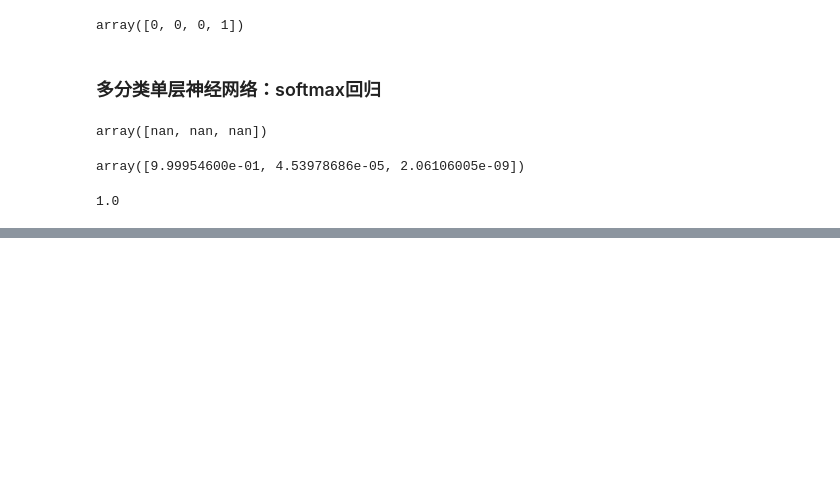
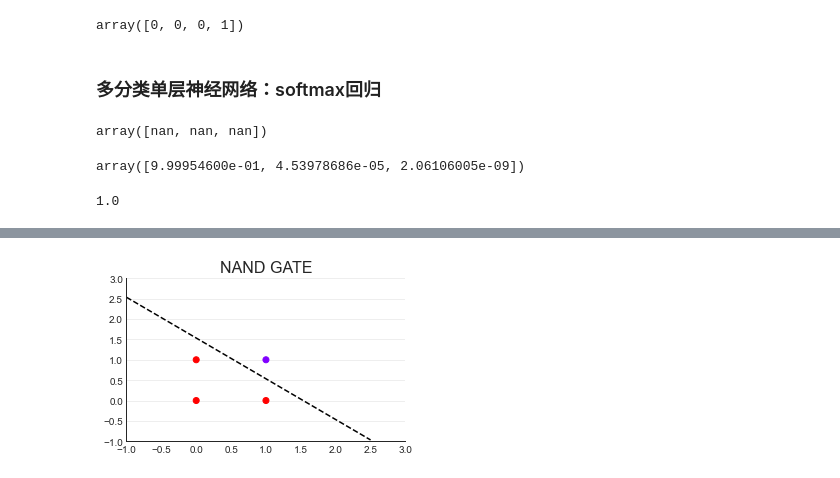
Before and after one commit to JustDoItGit/caicai_sklearn, a Jupyter notebook: 第十二章 神经网络/sklearn中的神经网络.ipynb, the cells around one changed output, grey strips where cells are left out. Drawn from its saved outputs; the diff is of its cells as text; code cells hidden in the pictures; blank space fills up the shorter version.

```diff
--- a/第十二章 神经网络/sklearn中的神经网络.ipynb
+++ b/第十二章 神经网络/sklearn中的神经网络.ipynb
@@ -106,0 +167,9 @@ sum(softmax(z))
+# %%
+y_nand = [1, 1, 1, 0]
+
+
+def NAND(x1, x2):
+    w1, w2, b = -0.15, -0.15, 0.23  # 同样为了拟合不同的标签，重新定义一组 w和b
+    z = x1*w1 + x2*w2 + b
+    y = [int(x) for x in z >= 0]
+    return y
@@ -106,0 +180,14 @@ sum(softmax(z))
+# %%
+# 图像
+x = np.arange(-1, 3, 0.5)
+plt.figure(figsize=(5, 3))
+plt.title("NAND GATE", fontsize=16)
+plt.scatter(X[:, 0], X[:, 1], c=y_nand, cmap="rainbow")
+plt.plot(x, (0.23-0.15*x)/0.15, color="k", linestyle="--")
+plt.xlim(-1, 3)
+plt.ylim(-1, 3)
+plt.grid(alpha=.4, axis="y")
+plt.gca().spines["top"].set_alpha(.0)
+plt.gca().spines["right"].set_alpha(.0)
+# %% [output]
+[figure, added]
```
Also changed, not shown: parts of 60 cells of this notebook.
